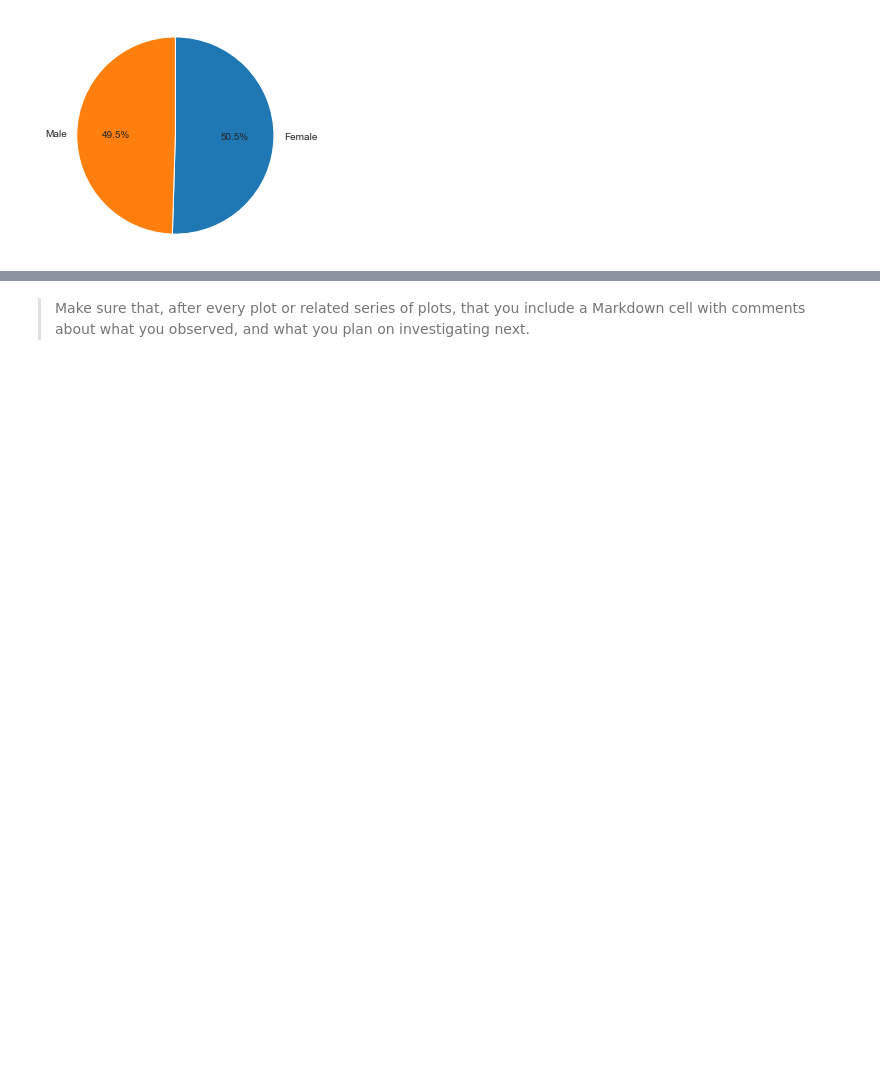
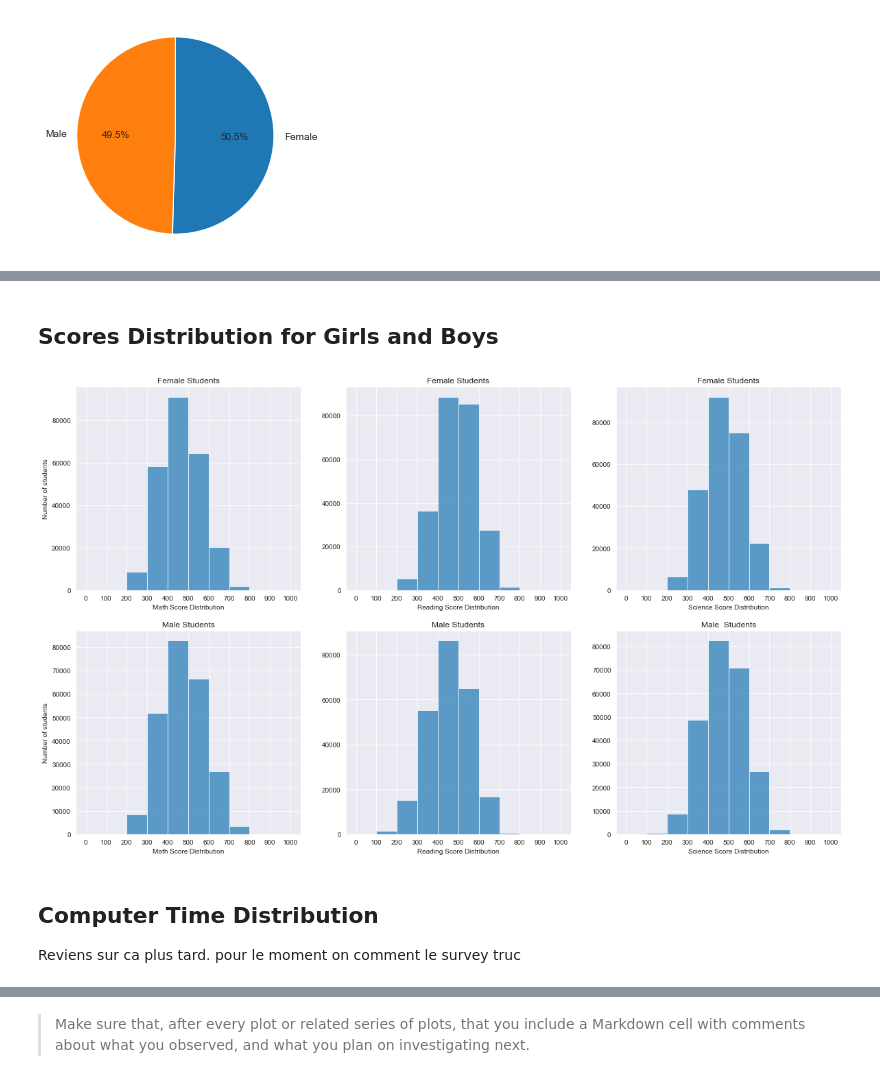
Before and after one commit to gwizamaryse/communicate-data-finding, a Jupyter notebook: exploration_PISA.ipynb, the cells around one changed output, grey strips where cells are left out. Cells and saved outputs as stored; diff of their text form; code cells hidden in the pictures; blank space fills up the shorter version.

Commit message:
FEAT: EDA of new variable Time,

```diff
--- a/exploration_PISA.ipynb
+++ b/exploration_PISA.ipynb
@@ -178,0 +209,7 @@ df_cognition['math_average'].isnull().sum().sum(), df_cognition['reading_average
+# %%
+#proportion of OECD and non OECD respondents
+OECD = df_cognition.query('OECD == "OECD"')
+Non_OECD = df_cognition.query('OECD=="Non-OECD"')
+male= df_cognition.query('gender=="Male"')
+female = df_cognition.query('gender=="Female"')
+OECD.shape[0], Non_OECD.shape[0], male.shape[0], female.shape[0]
@@ -294,0 +323,57 @@ df_cognition['OECD'].max()
+# %% [markdown]
+## Scores Distribution for Girls and Boys
+# %%
+plt.figure(figsize = [20, 12])
+
+bins_hist = np.arange(0, 1000 + 1, 100)
+# 1st row  (OECD Countries)
+plt.subplot(2, 3, 1)
+plt.hist(female['math_average'], bins = bins_hist, alpha = 0.7);
+
+plt.xticks(bins_hist)
+plt.ylabel('Number of students')
+plt.title("Female Students");
+plt.xlabel('Math Score Distribution');
+plt.subplot(2, 3, 2)
+plt.hist(female['reading_average'], bins = bins_hist,  alpha = 0.7);
+
+plt.xticks(bins_hist)
+plt.xlabel('Reading Score Distribution');
+plt.title("Female Students");
+
+plt.subplot(2, 3, 3)
+plt.hist(female['science_average'], bins = bins_hist, alpha = 0.7);
+
+plt.xticks(bins_hist)
+plt.xlabel('Science Score Distribution');
+plt.title("Female Students");
+
+# 2nd row (Non OECD Countries)
+
+plt.subplot(2, 3, 4)
+plt.hist(male['math_average'], bins = bins_hist, alpha = 0.7);
+
+plt.xticks(bins_hist)
+plt.xlabel('Math Score Distribution');
+plt.ylabel('Number of students')
+plt.title("Male Students");
+
+plt.subplot(2, 3, 5)
+plt.hist(male['reading_average'], bins = bins_hist,  alpha = 0.7);
+
+plt.xticks(bins_hist)
+plt.xlabel('Reading Score Distribution');
+plt.title("Male Students");
+
+plt.subplot(2, 3, 6)
+plt.hist(male['science_average'], bins = bins_hist, alpha = 0.7);
+
+plt.xticks(bins_hist)
+plt.xlabel('Science Score Distribution');
+plt.title("Male  Students");
+# %% [output]
+[figure, added]
+# %% [markdown]
+## Computer Time Distribution
+
+Reviens sur ca plus tard. pour le moment on comment le survey truc
```
Also changed, not shown: parts of 24 cells of this notebook, 1 other file.
